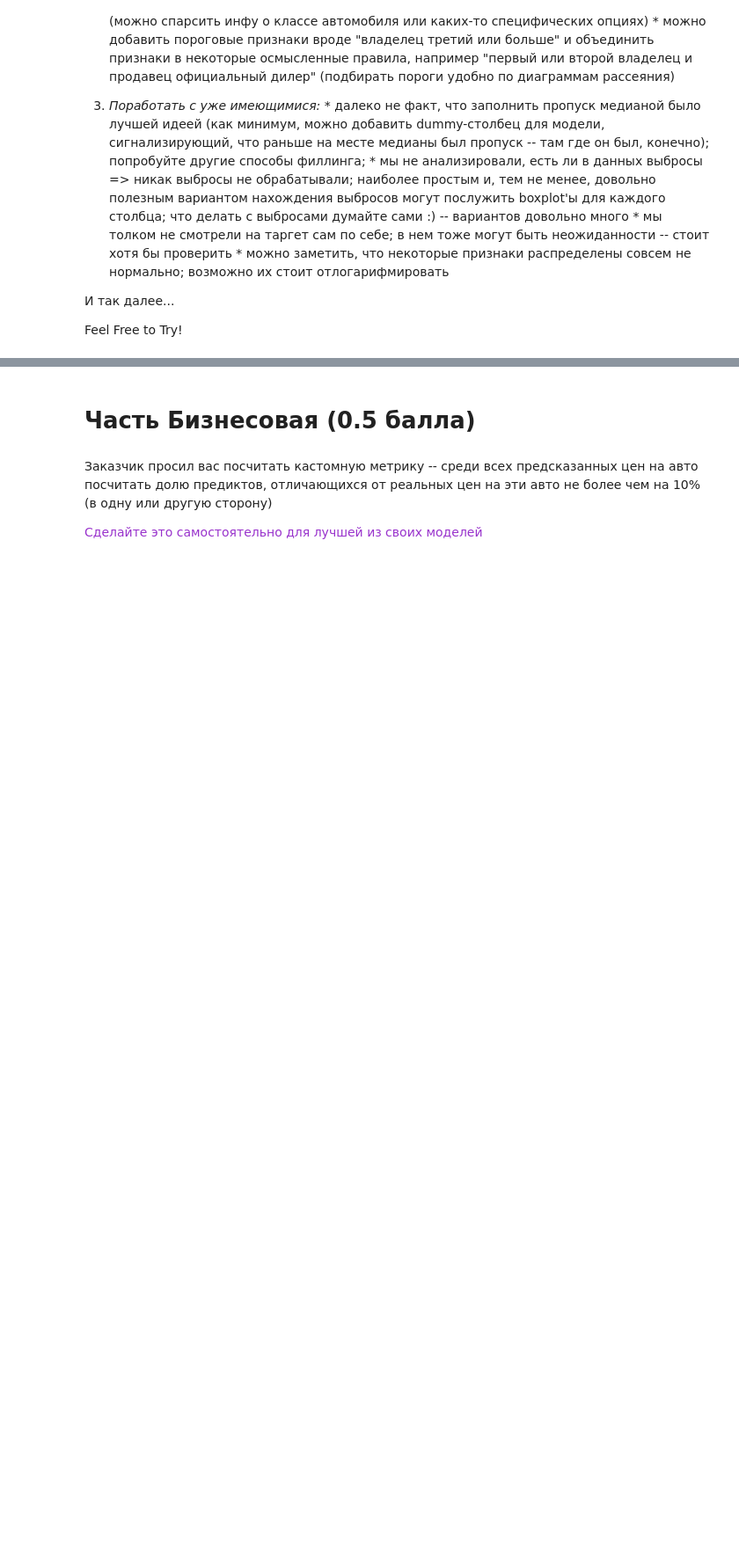
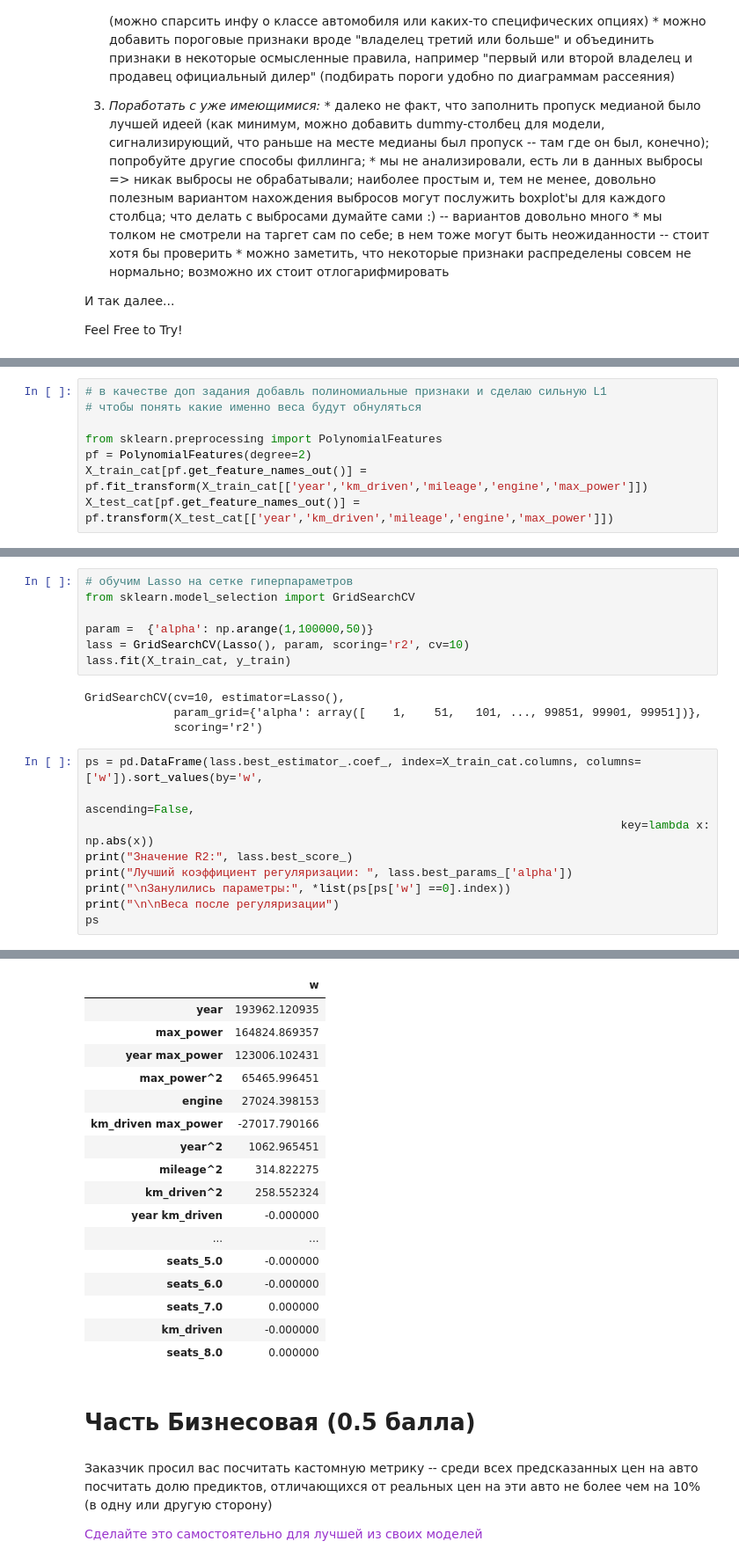
Before and after one commit to shiltsov/ML-hw-01, a Jupyter notebook: HW1_Regression_with_inference(Sol).ipynb, the cells around one changed output, grey strips where cells are left out. Shown at 88% size. Drawn from its saved outputs; the diff is of its cells as text; blank space fills up the shorter version.

```diff
--- a/HW1_Regression_with_inference(Sol).ipynb
+++ b/HW1_Regression_with_inference(Sol).ipynb
@@ -871,0 +880,8 @@ Feel Free to Try!
+# %%
+# в качестве доп задания добавль полиномиальные признаки и сделаю сильную L1
+# чтобы понять какие именно веса будут обнуляться
+
+from sklearn.preprocessing import PolynomialFeatures
+pf = PolynomialFeatures(degree=2)
+X_train_cat[pf.get_feature_names_out()] = pf.fit_transform(X_train_cat[['year','km_driven','mileage','engine','max_power']])
+X_test_cat[pf.get_feature_names_out()] = pf.transform(X_test_cat[['year','km_driven','mileage','engine','max_power']])
@@ -871,0 +895,21 @@ Feel Free to Try!
+# %%
+# обучим Lasso на сетке гиперпараметров
+from sklearn.model_selection import GridSearchCV
+
+param =  {'alpha': np.arange(1,100000,50)}
+lass = GridSearchCV(Lasso(), param, scoring='r2', cv=10)
+lass.fit(X_train_cat, y_train)
+# %% [output]
+GridSearchCV(cv=10, estimator=Lasso(),
+             param_grid={'alpha': array([    1,    51,   101, ..., 99851, 99901, 99951])},
+             scoring='r2')
+# %%
+ps = pd.DataFrame(lass.best_estimator_.coef_, index=X_train_cat.columns, columns=['w']).sort_values(by='w',
+                                                                              ascending=False,
+                                                                              key=lambda x: np.abs(x))
+print("Значение R2:", lass.best_score_)
+print("Лучший коэффициент регуляризации: ", lass.best_params_['alpha'])
+print("\nЗанулились параметры:", *list(ps[ps['w'] ==0].index))
+print("\n\nВеса после регуляризации")
+ps
+# %% [output]
@@ -872,3 +923,20 @@ Feel Free to Try!
+|  | w |
+| year | 193962.120935 |
+| max_power | 164824.869357 |
+| year max_power | 123006.102431 |
+| max_power^2 | 65465.996451 |
+| engine | 27024.398153 |
+| km_driven max_power | -27017.790166 |
+| year^2 | 1062.965451 |
+| mileage^2 | 314.822275 |
+| km_driven^2 | 258.552324 |
+| year km_driven | -0.000000 |
+| ... | ... |
+| seats_5.0 | -0.000000 |
+| seats_6.0 | -0.000000 |
+| seats_7.0 | 0.000000 |
+| km_driven | -0.000000 |
+| seats_8.0 | 0.000000 |
 # %% [markdown]
 # Часть Бизнесовая (0.5 балла)
 # %% [markdown]
```
Also changed, not shown: parts of 11 cells of this notebook, 2 other files.
